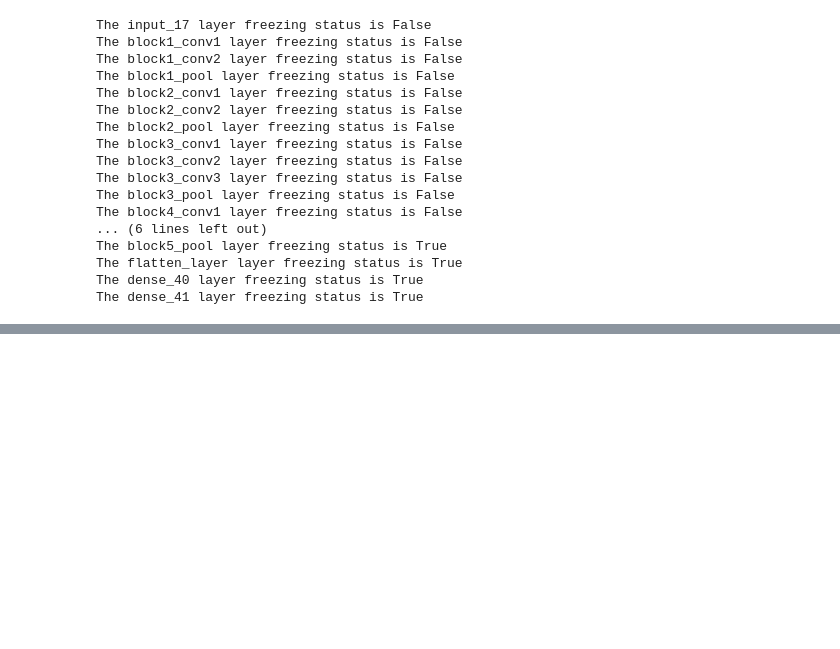
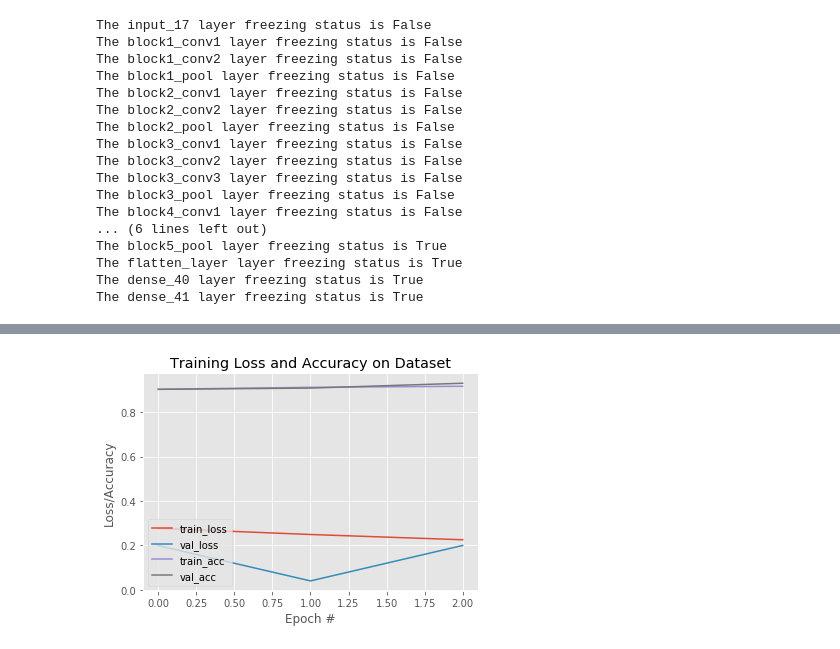
Before and after one commit to babakansari/DeepLearning, a Jupyter notebook: Assignment_2_Babak_Ansari_Convolutional_Neural_Nets_and_Transfer_Learning.ipynb, the cells around one changed output, grey strips where cells are left out. Cells and saved outputs as stored; diff of their text form; code cells hidden in the pictures; blank space fills up the shorter version.

Commit message:
[ASM 2] Train using all layers

```diff
--- a/Assignment_2_Babak_Ansari_Convolutional_Neural_Nets_and_Transfer_Learning.ipynb
+++ b/Assignment_2_Babak_Ansari_Convolutional_Neural_Nets_and_Transfer_Learning.ipynb
@@ -408,7 +408,7 @@ new_model.save('flower_category1.model')
 -  The Loss and Accuracy plot shows the model is improving in each epoch
 # %%
 ### plt.style.use("ggplot")
-def plot_model(training_history)
+def plot_model(training_history):
     plt.figure()
     plt.plot(np.arange(0, 3), training_history.history["loss"], label="train_loss")
     plt.plot(np.arange(0, 3), training_history.history["val_loss"], label="val_loss")
@@ -477,0 +483,7 @@ plot_model(history2)
+# %%
+# Unfreez all layers
+for layer in new_model.layers:
+    print('Un-freezing ' + layer.name + ' layer')
+    layer.trainable = True
+
+print_layers_trainability(new_model)
@@ -477,0 +508,6 @@ plot_model(history2)
+# %%
+#  FIT THE MODEL
+history3 = new_model.fit_generator(
+    train_generator,
+    epochs=epochs,
+    validation_data=validation_generator)
@@ -477,0 +527,4 @@ plot_model(history2)
+# %%
+plot_model(history3)
+# %% [output]
+[figure, added]
```
Also changed, not shown: parts of 9 cells of this notebook.
